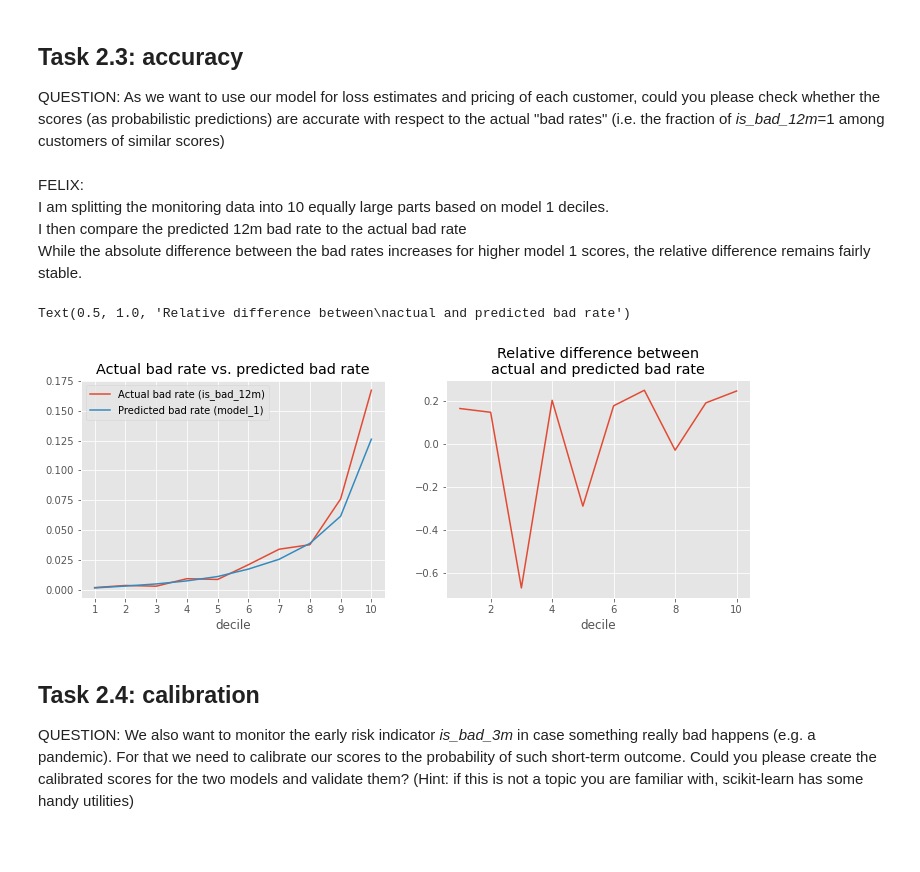
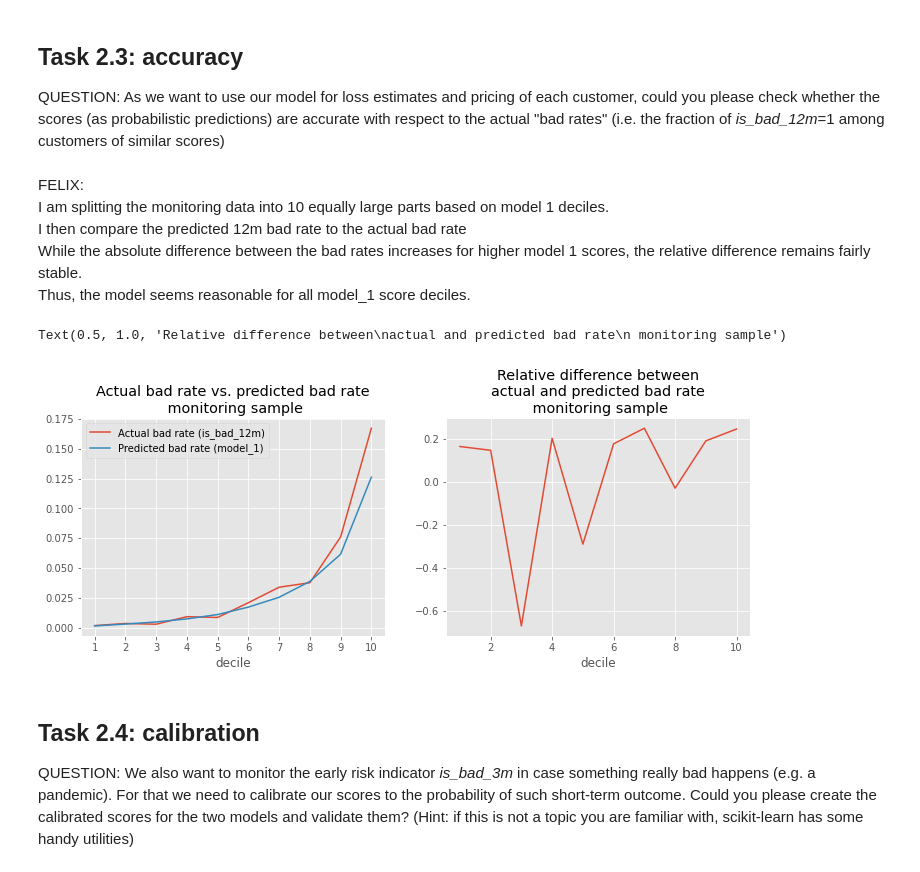
Before and after one commit to FelixHoeschle/m_take_home, a Jupyter notebook: 2_main_tasks.ipynb, the cells around one changed output. Cells and saved outputs as stored; diff of their text form; code cells hidden in the pictures; blank space fills up the shorter version.

```diff
--- a/2_main_tasks.ipynb
+++ b/2_main_tasks.ipynb
@@ -147,29 +151,30 @@ QUESTION: As we want to use our model for loss estimates and pricing of each cus
 FELIX:<br>
 I am splitting the monitoring data into 10 equally large parts based on model 1 deciles.<br>
 I then compare the predicted 12m bad rate to the actual bad rate <br>
-While the absolute difference between the bad rates increases for higher model 1 scores, the relative difference remains fairly stable.
+While the absolute difference between the bad rates increases for higher model 1 scores, the relative difference remains fairly stable.<br>
+Thus, the model seems reasonable for all model_1 score deciles.
 # %%
 # split ap_df_monitoring into 10 equal portions based on model_1 score
 ap_df_monitoring['decile'] = pd.qcut(ap_df_monitoring['model_1'], 10, labels=False) + 1
 ap_df_monitoring.groupby('decile').size()
 # For each decile and calculate the bad rate based on is_bad_12m and the average model_1 score
 bad_rate_per_decile = ap_df_monitoring.groupby('decile').agg({'is_bad_12m':'mean', 'model_1':'mean'})
 
 # Put those plots next to each other in a subplot
 plt.figure(figsize=(12, 4))
 plt.subplot(1, 2, 1)
 bad_rate_per_decile['is_bad_12m'].plot()
 bad_rate_per_decile['model_1'].plot()
 plt.legend(['Actual bad rate (is_bad_12m)', 'Predicted bad rate (model_1)'])
 t = plt.xticks(range(1, 11))
-plt.title('Actual bad rate vs. predicted bad rate')
+plt.title('Actual bad rate vs. predicted bad rate\n monitoring sample')
 
 plt.subplot(1, 2, 2)
 ((bad_rate_per_decile['is_bad_12m'] - bad_rate_per_decile['model_1'])/bad_rate_per_decile['is_bad_12m']).plot()
-plt.title('Relative difference between\nactual and predicted bad rate')
+plt.title('Relative difference between\nactual and predicted bad rate\n monitoring sample')
 # %% [output]
-Text(0.5, 1.0, 'Relative difference between\nactual and predicted bad rate')
+Text(0.5, 1.0, 'Relative difference between\nactual and predicted bad rate\n monitoring sample')
-[figure, old version]
+[figure, new version]
 # %% [markdown]
 ## Task 2.4: calibration
 
```
Also changed, not shown: parts of 12 cells of this notebook.
